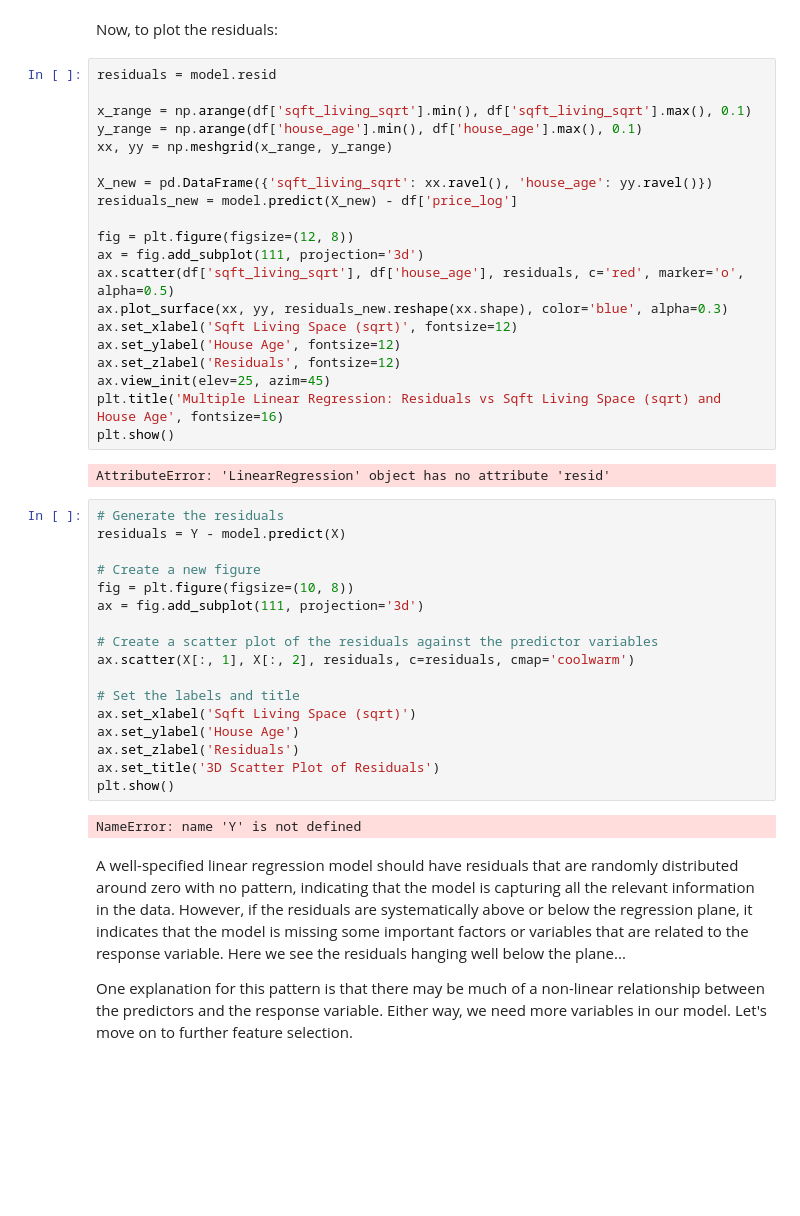
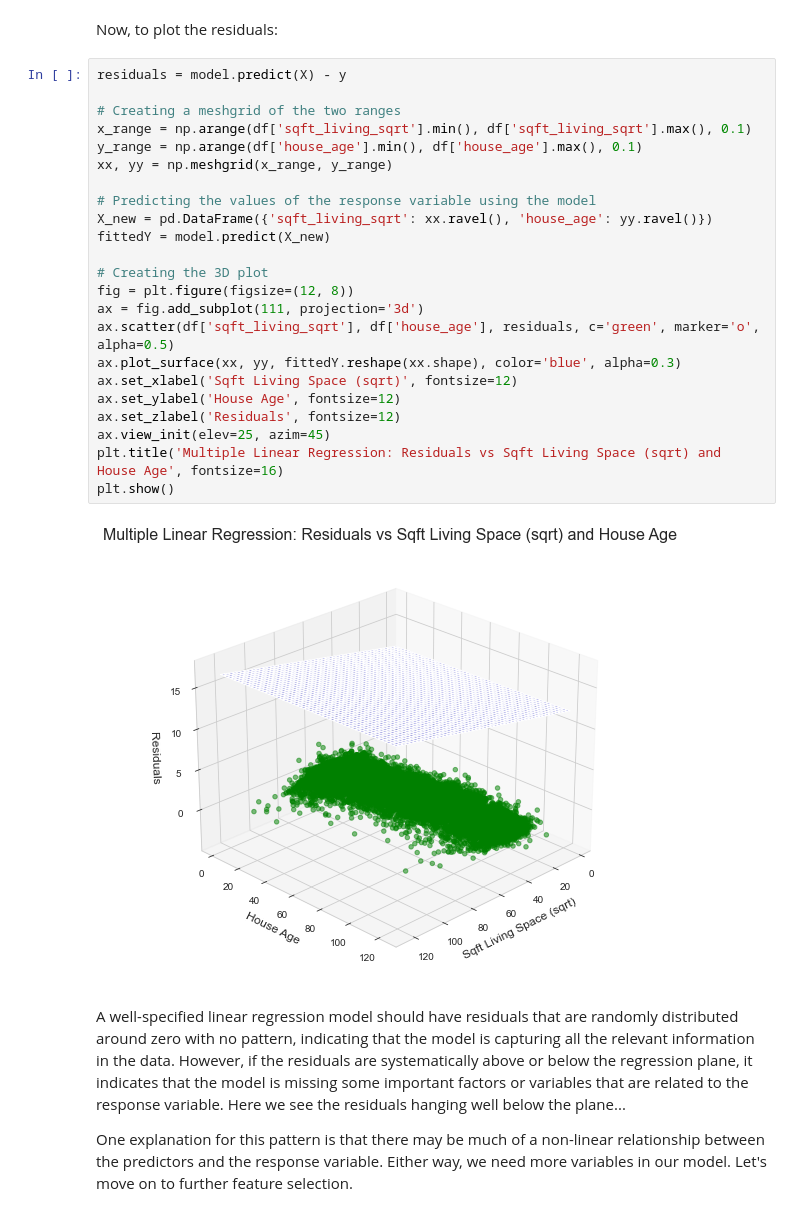
Before and after one commit to madelinebirch/PROJECT_Multiple_Linear_Regression, a Jupyter notebook: notebook.ipynb, the cells around one changed output. Drawn from its saved outputs; the diff is of its cells as text; blank space fills up the shorter version.

```diff
--- a/notebook.ipynb
+++ b/notebook.ipynb
@@ -562,46 +562,30 @@ plt.show()
 # %% [markdown]
 Now, to plot the residuals:
 # %%
-residuals = model.resid
+residuals = model.predict(X) - y
 
+# Creating a meshgrid of the two ranges
 x_range = np.arange(df['sqft_living_sqrt'].min(), df['sqft_living_sqrt'].max(), 0.1)
 y_range = np.arange(df['house_age'].min(), df['house_age'].max(), 0.1)
 xx, yy = np.meshgrid(x_range, y_range)
 
+# Predicting the values of the response variable using the model
 X_new = pd.DataFrame({'sqft_living_sqrt': xx.ravel(), 'house_age': yy.ravel()})
-residuals_new = model.predict(X_new) - df['price_log']
+fittedY = model.predict(X_new)
 
+# Creating the 3D plot
 fig = plt.figure(figsize=(12, 8))
 ax = fig.add_subplot(111, projection='3d')
-ax.scatter(df['sqft_living_sqrt'], df['house_age'], residuals, c='red', marker='o', alpha=0.5)
-ax.plot_surface(xx, yy, residuals_new.reshape(xx.shape), color='blue', alpha=0.3)
+ax.scatter(df['sqft_living_sqrt'], df['house_age'], residuals, c='green', marker='o', alpha=0.5)
+ax.plot_surface(xx, yy, fittedY.reshape(xx.shape), color='blue', alpha=0.3)
 ax.set_xlabel('Sqft Living Space (sqrt)', fontsize=12)
 ax.set_ylabel('House Age', fontsize=12)
 ax.set_zlabel('Residuals', fontsize=12)
 ax.view_init(elev=25, azim=45)
 plt.title('Multiple Linear Regression: Residuals vs Sqft Living Space (sqrt) and House Age', fontsize=16)
 plt.show()
 # %% [output]
-AttributeError: 'LinearRegression' object has no attribute 'resid'
+[figure, added]
-# %%
-# Generate the residuals
-residuals = Y - model.predict(X)
-
-# Create a new figure
-fig = plt.figure(figsize=(10, 8))
-ax = fig.add_subplot(111, projection='3d')
-
-# Create a scatter plot of the residuals against the predictor variables
-ax.scatter(X[:, 1], X[:, 2], residuals, c=residuals, cmap='coolwarm')
-
-# Set the labels and title
-ax.set_xlabel('Sqft Living Space (sqrt)')
-ax.set_ylabel('House Age')
-ax.set_zlabel('Residuals')
-ax.set_title('3D Scatter Plot of Residuals')
-plt.show()
-# %% [output]
-NameError: name 'Y' is not defined
 # %% [markdown]
 A well-specified linear regression model should have residuals that are randomly distributed around zero with no pattern, indicating that the model is capturing all the relevant information in the data. However, if the residuals are systematically above or below the regression plane, it indicates that the model is missing some important factors or variables that are related to the response variable. Here we see the residuals hanging well below the plane...
 
```
Also changed, not shown: parts of 34 cells of this notebook, 11 other files.
